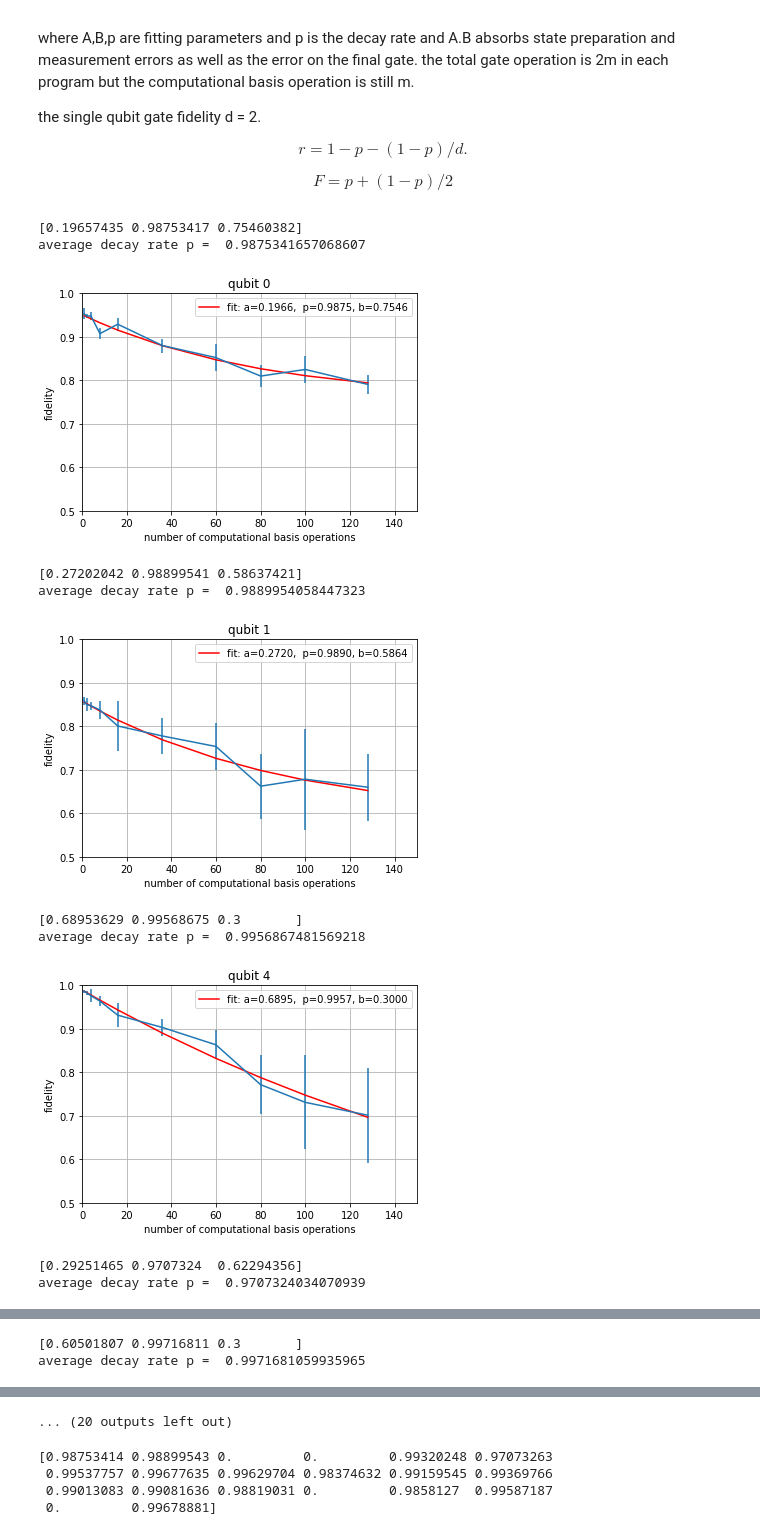
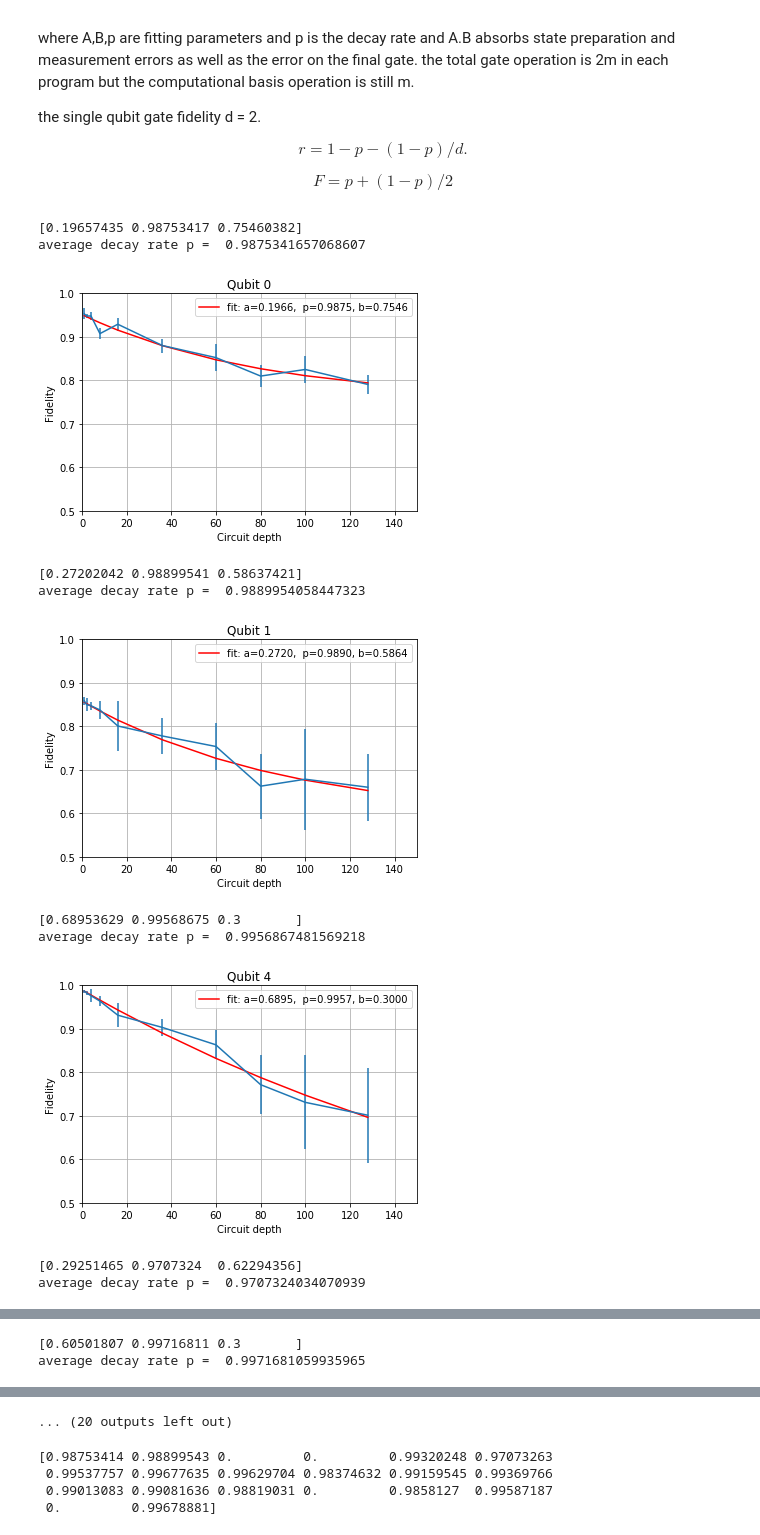
Before and after one commit to DuckTigger/RigettiHack, a Jupyter notebook: randomized benchmarking-final version 1.ipynb, the cells around one changed output, grey strips where cells are left out. Cells and saved outputs as stored; diff of their text form; code cells hidden in the pictures.

```diff
--- a/randomized benchmarking-final version 1.ipynb
+++ b/randomized benchmarking-final version 1.ipynb
@@ -205,41 +205,41 @@ the single qubit gate fidelity d = 2.
 # %%
 def gate_independence_fit(x,a,p,b):
     return a*p**x+b
     # a,b,p fitting parameters, p is the decay rate and a,b will absorbs initialization / measurement errors
 
 decay_rate = np.zeros(len(full_list))
 
 xdata = m
 for i in qubits_list:
 
     ydata = fidelity_noisy[i]
     error = error_bar[i]
     popt,pcov = curve_fit(gate_independence_fit,xdata,ydata,bounds = ([0,0.8,0.3],1))
     print(popt)
     decay_rate[i] = popt[1]
     print("average decay rate p = ",  decay_rate[i])
 
 
     plt.errorbar(xdata, ydata, yerr=error)
     plt.plot(xdata,gate_independence_fit(xdata,*popt),'r-',label = 'fit: a=%5.4f,  p=%5.4f, b=%5.4f' %tuple(popt))
     plt.grid()
     plt.yscale('linear')
     plt.axis([0, 150, 0.5, 1.0])
-    plt.ylabel("fidelity")
-    plt.xlabel("number of computational basis operations")
-    plt.title("qubit " + str(i))
+    plt.ylabel("Fidelity")
+    plt.xlabel("Circuit depth")
+    plt.title("Qubit " + str(i))
     plt.legend()
-    plt.savefig("second fidelity_plot qubit" + str(i))
+    plt.savefig("second fidelity_plot qubit" + str(i)+".eps")
     plt.show()
 # %% [output]
 [0.19657435 0.98753417 0.75460382]
 average decay rate p =  0.9875341657068607
-[figure, old version]
+[figure, new version]
 [0.27202042 0.98899541 0.58637421]
 average decay rate p =  0.9889954058447323
-[figure, old version]
+[figure, new version]
 [0.68953629 0.99568675 0.3       ]
 average decay rate p =  0.9956867481569218
-[figure, old version]
+[figure, new version]
 [0.29251465 0.9707324  0.62294356]
 average decay rate p =  0.9707324034070939
```
Also changed, not shown: parts of 1 cell of this notebook, 20 other files.
